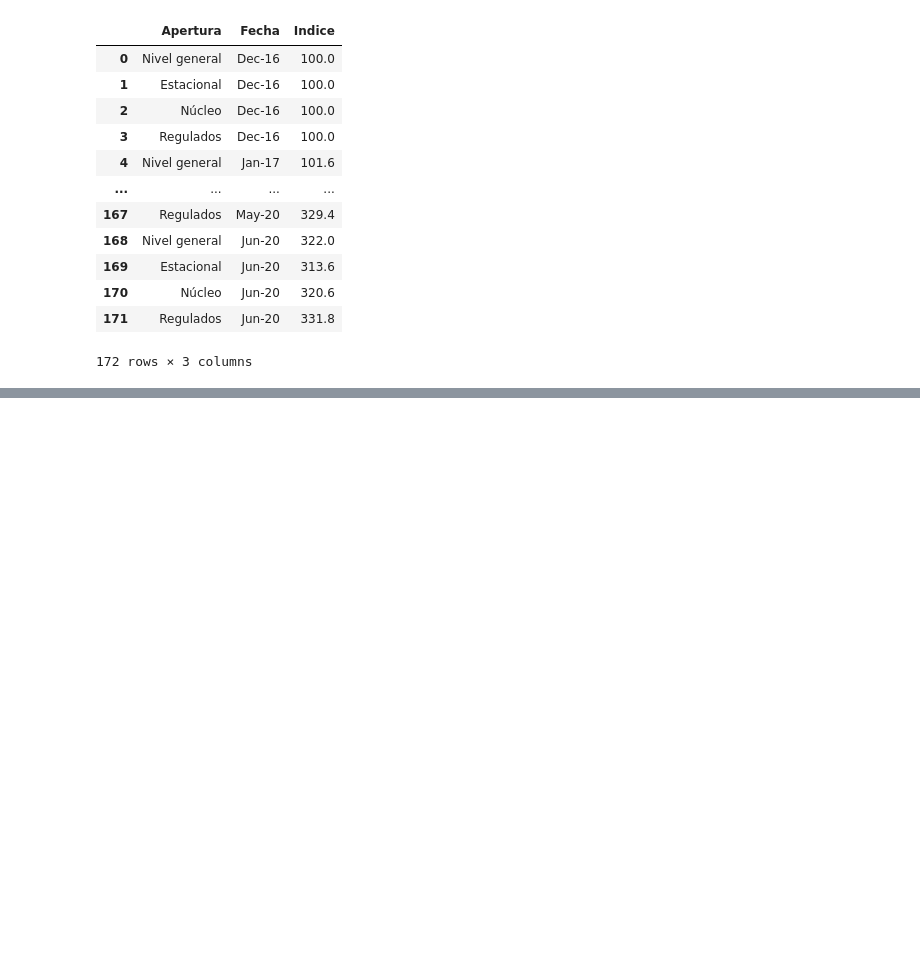
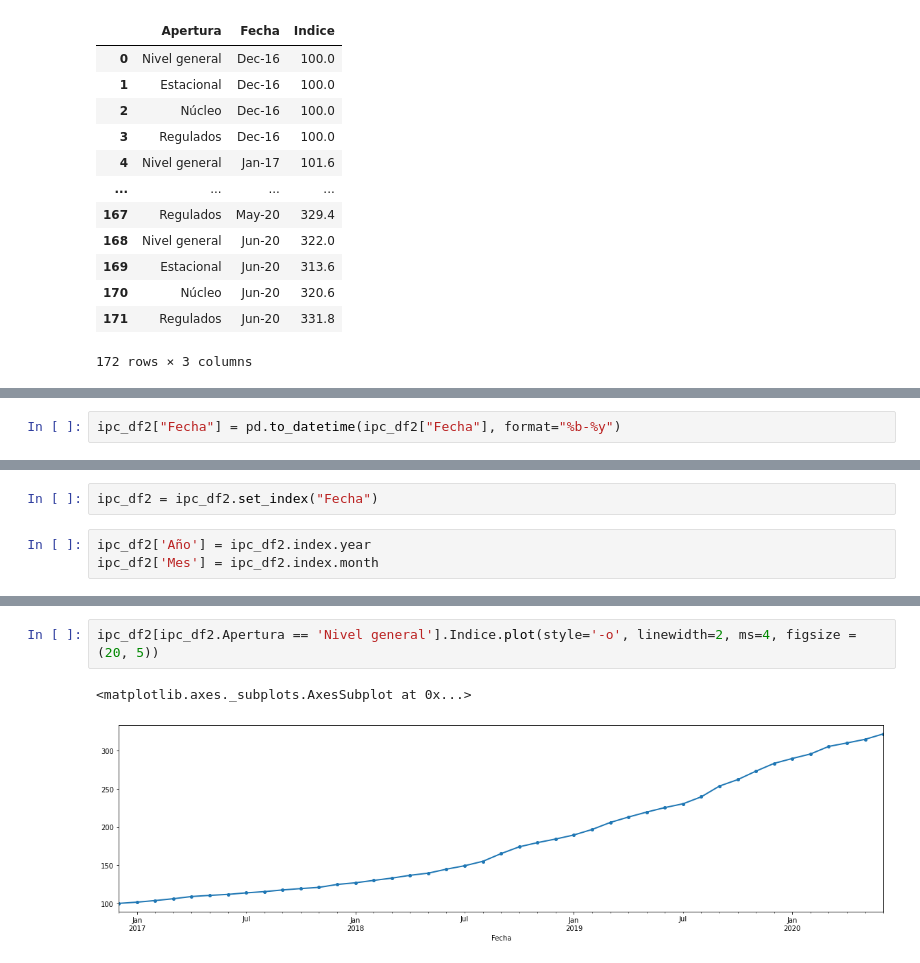
Before and after one commit to matiascabrejos/IA-Humai, a Jupyter notebook: exercise_class4.ipynb, the cells around one changed output, grey strips where cells are left out. Saved outputs shown, nothing was run; the diff lists cells and outputs as text; blank space fills up the shorter version.

```diff
--- a/exercise_class4.ipynb
+++ b/exercise_class4.ipynb
@@ -48,0 +80,2 @@ ipc_df2
+# %%
+ipc_df2["Fecha"] = pd.to_datetime(ipc_df2["Fecha"], format="%b-%y")
@@ -48,0 +91,5 @@ ipc_df2
+# %%
+ipc_df2 = ipc_df2.set_index("Fecha")
+# %%
+ipc_df2['Año'] = ipc_df2.index.year
+ipc_df2['Mes'] = ipc_df2.index.month
@@ -48,0 +129,5 @@ ipc_df2
+# %%
+ipc_df2[ipc_df2.Apertura == 'Nivel general'].Indice.plot(style='-o', linewidth=2, ms=4, figsize = (20, 5))
+# %% [output]
+<matplotlib.axes._subplots.AxesSubplot at 0x...>
+[figure, added]
```
Also changed, not shown: parts of 7 cells of this notebook.
